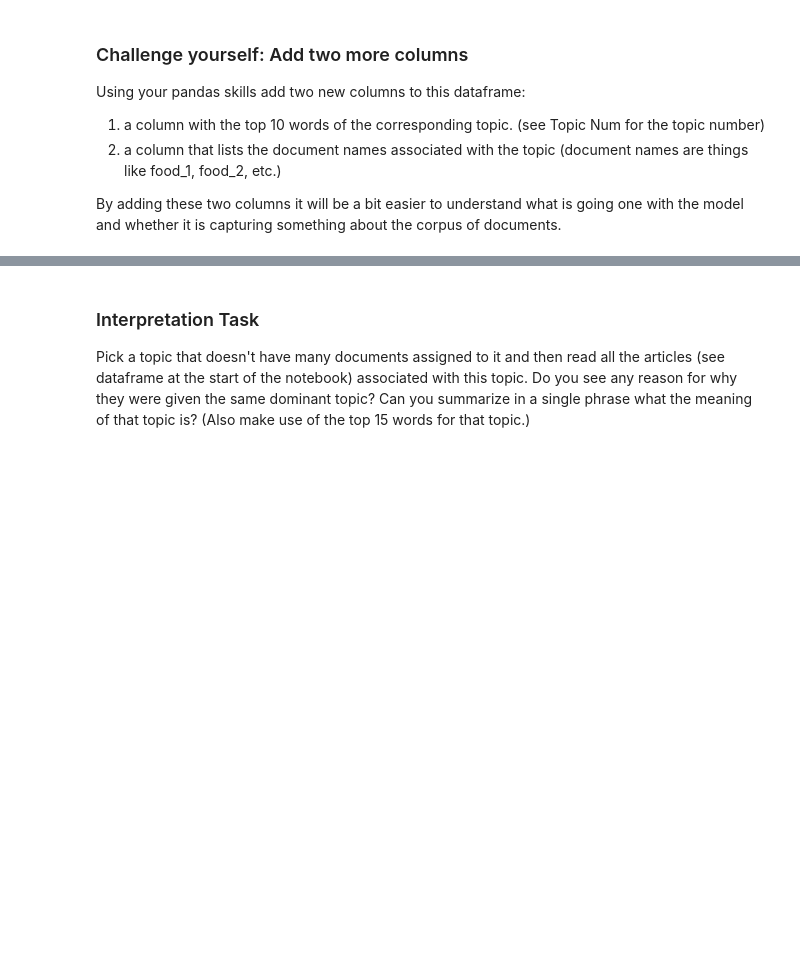
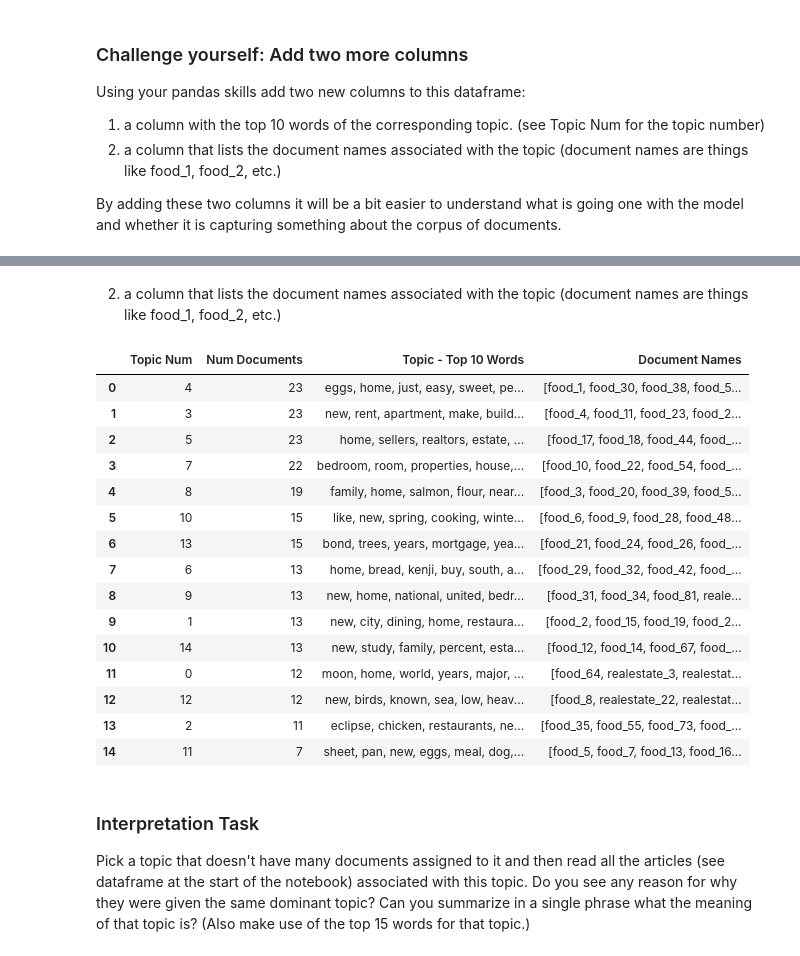
Before and after one commit to tsrogers9/cs3152024, a Jupyter notebook: CS315Week13LectureCode/TopicModeling/Topid Modeling with LDA.ipynb, the cells around one changed output, grey strips where cells are left out. Drawn from its saved outputs; the diff is of its cells as text; code cells hidden in the pictures; blank space fills up the shorter version.

```diff
--- a/CS315Week13LectureCode/TopicModeling/Topid Modeling with LDA.ipynb
+++ b/CS315Week13LectureCode/TopicModeling/Topid Modeling with LDA.ipynb
@@ -296,0 +582,6 @@ By adding these two columns it will be a bit easier to understand what is going
+# %%
+topic_top10words_df['Topic Num']=topic_top10words_df['Topic Num'].astype(int)
+df_topic_distribution['Topic Num']=df_topic_distribution['Topic Num'].astype(int)
+# %%
+df_topic_distribution2 = pd.merge(df_topic_distribution, topic_top10words_df, on='Topic Num')
+df_topic_distribution2
@@ -297,3 +605,34 @@ By adding these two columns it will be a bit easier to understand what is going
+# %% [markdown]
+2. a column that lists the document names associated with the topic (document names are things like food_1, food_2, etc.)
+# %%
+topic_docname_dict = {k:[] for k in list(range(15))}
+for row in range(df_document_topic['dominant_topic'].size):
+    topic_num = df_document_topic['dominant_topic'].iloc[row]
+    row_name = df_document_topic.iloc[row].name
+    topic_docname_dict[topic_num].append(row_name)
+topic_docname_df = df = pd.DataFrame(topic_docname_dict.items(), columns=['Topic Num', 'Document Names'])
+# %%
+topic_docname_df['Topic Num']=topic_docname_df['Topic Num'].astype(int)
+# %%
+df_topic_distribution3 = pd.merge(df_topic_distribution2, topic_docname_df, on='Topic Num')
+df_topic_distribution3
+# %% [output]
+|  | Topic Num | Num Documents | Topic - Top 10 Words | Document Names |
+| 0 | 4 | 23 | eggs, home, just, easy, sweet, pe... | [food_1, food_30, food_38, food_5... |
+| 1 | 3 | 23 | new, rent, apartment, make, build... | [food_4, food_11, food_23, food_2... |
+| 2 | 5 | 23 | home, sellers, realtors, estate, ... | [food_17, food_18, food_44, food_... |
+| 3 | 7 | 22 | bedroom, room, properties, house,... | [food_10, food_22, food_54, food_... |
+| 4 | 8 | 19 | family, home, salmon, flour, near... | [food_3, food_20, food_39, food_5... |
+| 5 | 10 | 15 | like, new, spring, cooking, winte... | [food_6, food_9, food_28, food_48... |
+| 6 | 13 | 15 | bond, trees, years, mortgage, yea... | [food_21, food_24, food_26, food_... |
+| 7 | 6 | 13 | home, bread, kenji, buy, south, a... | [food_29, food_32, food_42, food_... |
+| 8 | 9 | 13 | new, home, national, united, bedr... | [food_31, food_34, food_81, reale... |
+| 9 | 1 | 13 | new, city, dining, home, restaura... | [food_2, food_15, food_19, food_2... |
+| 10 | 14 | 13 | new, study, family, percent, esta... | [food_12, food_14, food_67, food_... |
+| 11 | 0 | 12 | moon, home, world, years, major, ... | [food_64, realestate_3, realestat... |
+| 12 | 12 | 12 | new, birds, known, sea, low, heav... | [food_8, realestate_22, realestat... |
+| 13 | 2 | 11 | eclipse, chicken, restaurants, ne... | [food_35, food_55, food_73, food_... |
+| 14 | 11 | 7 | sheet, pan, new, eggs, meal, dog,... | [food_5, food_7, food_13, food_16... |
 # %% [markdown]
 ### Interpretation Task
 
```
Also changed, not shown: parts of 49 cells of this notebook, 3 other files.
